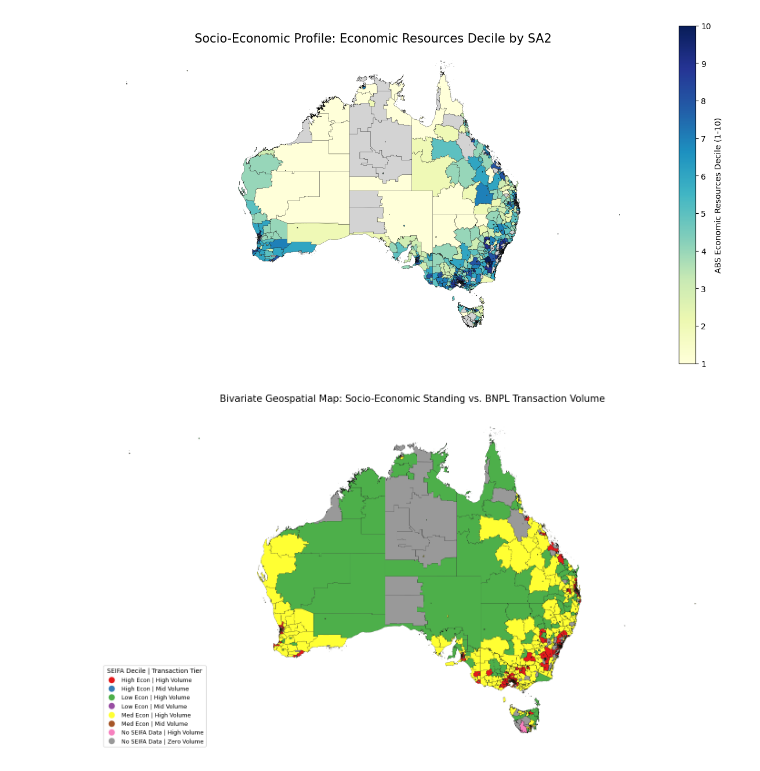
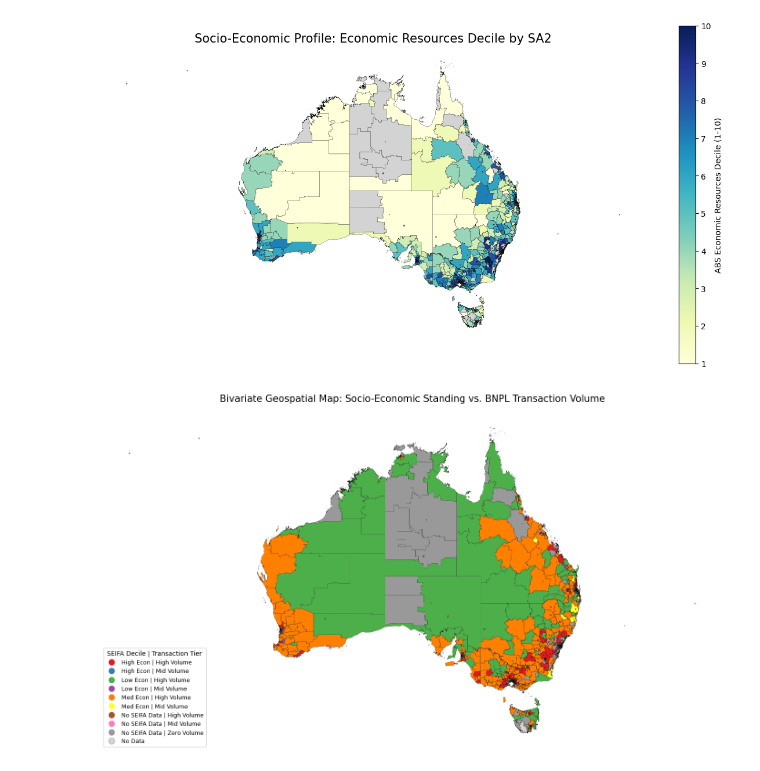
Before and after one commit to bambasp1s/MAST30034_Project_2, a Jupyter notebook: notebooks/visualisation.ipynb, the cells around one changed output. Cells and saved outputs as stored; diff of their text form; code cells hidden in the pictures.

Commit message:
Updates to visualisation notebook

```diff
--- a/notebooks/visualisation.ipynb
+++ b/notebooks/visualisation.ipynb
@@ -125,10 +123,19 @@ plt.show()
 [figure]
 # %%
 import pandas as pd
-CURATED_DIR = "../data/curated/curated_transactions/part_3.parquet"
+from pathlib import Path
+CURATED_DIR = Path("../data/curated/curated_transactions")
 
-# Load the ETL curated transaction level dataset
-curated_df = pd.read_parquet(CURATED_DIR)
+# Load each part of the curated transaction dataset
+part2_read = pd.read_parquet(CURATED_DIR / "part_2.parquet")
+part3_read = pd.read_parquet(CURATED_DIR / "part_3.parquet")
+part4_read = pd.read_parquet(CURATED_DIR / "part_4.parquet")
+
+# Combine rows from all parts into one curated transaction dataset
+curated_df = pd.concat(
+    [part2_read, part3_read, part4_read],
+    ignore_index=True,
+)
 print(curated_df.columns.tolist())
 print(curated_df.info())
 # %% [output]
@@ -333,6 +340,8 @@ plt.show()
 # %% [output]
 [figure]
 # %%
+import numpy as np
+
 # Geo spatial chlorpleth for Economic Decile and Transaction Volumes combined
 
 # Creating SEIFA Economic Deciles and Transaction Volume levels
@@ -341,64 +350,85 @@ geo_seifa["econ_level"] = pd.cut(
     geo_seifa["economic_resources_decile"],
     bins=[0, 3, 7, 10],
     labels=["Low Econ", "Med Econ", "High Econ"],
-    include_lowest=True
+    include_lowest=True,
 )
 
-# Update SA2 regions with no transaction data as 0 for transaction volume explicitly
-max_vol = geo_seifa["transaction_count"].fillna(0).max()
+# SA2 regions with no transaction data are treated as 0 transactions
+sa2_transaction_counts = geo_seifa["transaction_count"].fillna(0)
 
-# Categorize Transaction Volume levels (0: Zero Volume, 0-500: Mid Volume, 500+: High Volume)
-geo_seifa["vol_level"] = pd.cut(
-    geo_seifa["transaction_count"].fillna(0),
-    bins=[-1, 0, 500, max_vol + 1],
-    labels=["Zero Volume", "Mid Volume", "High Volume"],
-    include_lowest=True
+# Volume per resident, so large and small SA2s are comparable
+geo_seifa["transactions_per_1000_residents"] = (
+    sa2_transaction_counts
+    / geo_seifa["population"].where(geo_seifa["population"] > 0)
+    * 1000
 )
 
-# Combine the economical decile and transaction volume levels into single categorical bivariate label
+# Cut-off: median transactions per 1,000 residents among SA2s with transactions
+median_transactions_per_1000_residents = geo_seifa.loc[
+    sa2_transaction_counts > 0, "transactions_per_1000_residents"
+].median()
+
+# Zero Volume: no transactions; Mid Volume: at or below the median per resident;
+# High Volume: above it; no population figure: left empty (grey on the map)
+geo_seifa["vol_level"] = np.select(
+    [
+        sa2_transaction_counts == 0,
+        geo_seifa["transactions_per_1000_residents"] <= median_transactions_per_1000_residents,
+        geo_seifa["transactions_per_1000_residents"] > median_transactions_per_1000_residents,
+    ],
+    ["Zero Volume", "Mid Volume", "High Volume"],
+    default="Unknown Volume",
+)
+geo_seifa["vol_level"] = geo_seifa["vol_level"].replace("Unknown Volume", np.nan)
+
+# Combine into one bivariate class label
 econ_str = geo_seifa["econ_level"].astype(str).replace("nan", "No SEIFA Data")
 vol_str = geo_seifa["vol_level"].astype(str)
+geo_seifa["bivariate_class"] = (econ_str + " | " + vol_str).where(geo_seifa["vol_level"].notna())
 
-geo_seifa["bivariate_class"] = econ_str + " | " + vol_str
+# All 9 possible classes, so each always gets the same colour
+ALL_CLASSES = [
+    "High Econ | High Volume", "High Econ | Mid Volume",
+    "Low Econ | High Volume", "Low Econ | Mid Volume",
+    "Med Econ | High Volume", "Med Econ | Mid Volume",
+    "No SEIFA Data | High Volume", "No SEIFA Data | Mid Volume",
+    "No SEIFA Data | Zero Volume",
+]
+
+# Optional: raises an error if a class appears that isn't in ALL_CLASSES
+assert set(geo_seifa["bivariate_class"].dropna()) <= set(ALL_CLASSES), \
+    set(geo_seifa["bivariate_class"].dropna()) - set(ALL_CLASSES)
 
 # Plotting the Bivariate Geo Choropleth Map
 fig, ax = plt.subplots(figsize=(14, 11))
 
 geo_seifa.plot(
     column="bivariate_class",
     cmap="Set1",
     categorical=True,
+    categories=ALL_CLASSES,  # fixes the colour for each class
     linewidth=0.2,
     edgecolor="black",
     legend=True,
     ax=ax,
-    missing_kwds={"color": "lightgrey", "label": "No Data"}, # Misiing/unavailable SA2 data
+    missing_kwds={"color": "lightgrey", "label": "No Data"},
     legend_kwds={
         "loc": "lower left",
         "title": "SEIFA Decile | Transaction Tier",
         "fontsize": 9,
-        "title_fontsize": 10
-    }
+        "title_fontsize": 10,
+    },
 )
 
 ax.set_title(
     "Bivariate Geospatial Map: Socio-Economic Standing vs. BNPL Transaction Volume",
     fontsize=15,
-    pad=15
+    pad=15,
 )
 ax.axis("off")
 
 plt.tight_layout()
 plt.savefig("bivariate_map.png", dpi=300, bbox_inches="tight")
 plt.show()
-
-
-# Identifying regions with High Wealth (High Econ) but currently Zero or Low Volume
-notable_regions = geo_seifa[
-    (geo_seifa["econ_level"] == "High Econ") &
-    (geo_seifa["vol_level"].isin(["Zero Volume", "Mid Volume"]))
-][["SA2_CODE21", "SA2_NAME21", "STE_NAME21", "economic_resources_decile", "transaction_count"]]
-
-notable_regions.head(10)
 # %% [output]
-[figure, old version]
+[figure, new version]
```
Also changed, not shown: parts of 6 cells of this notebook, 8 other files.
